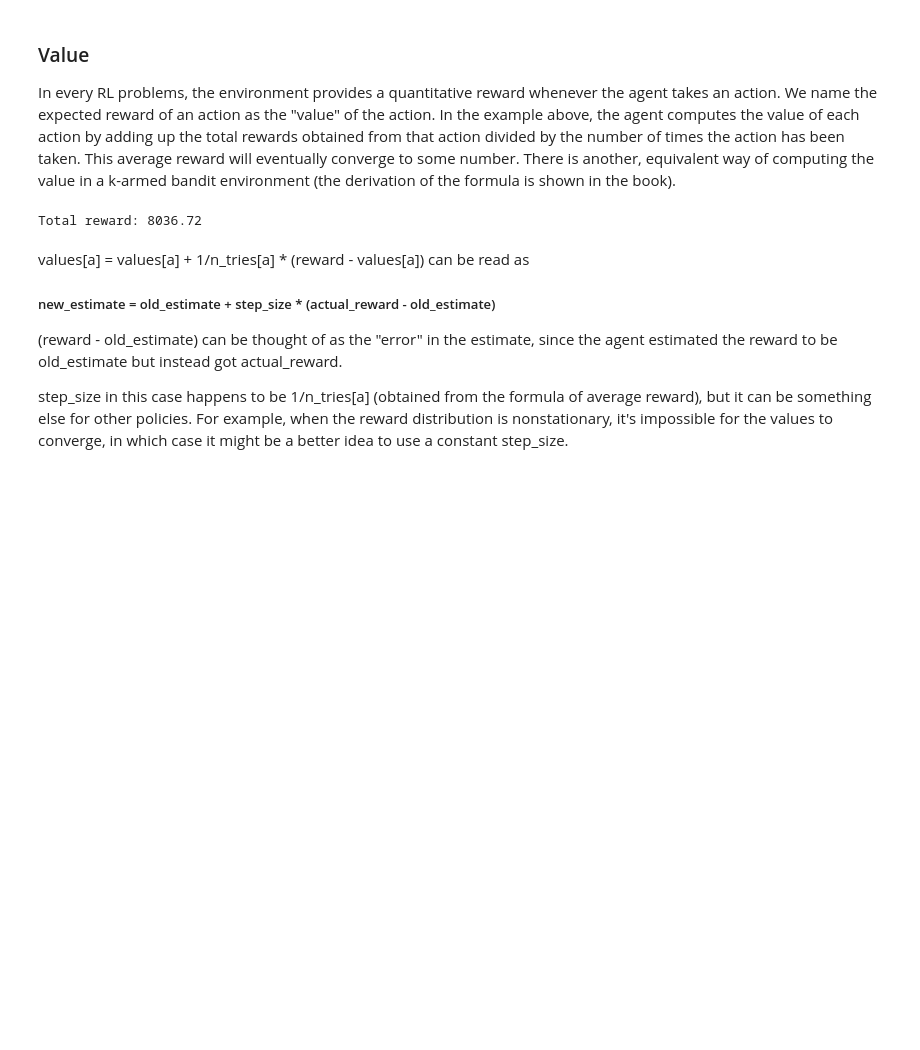
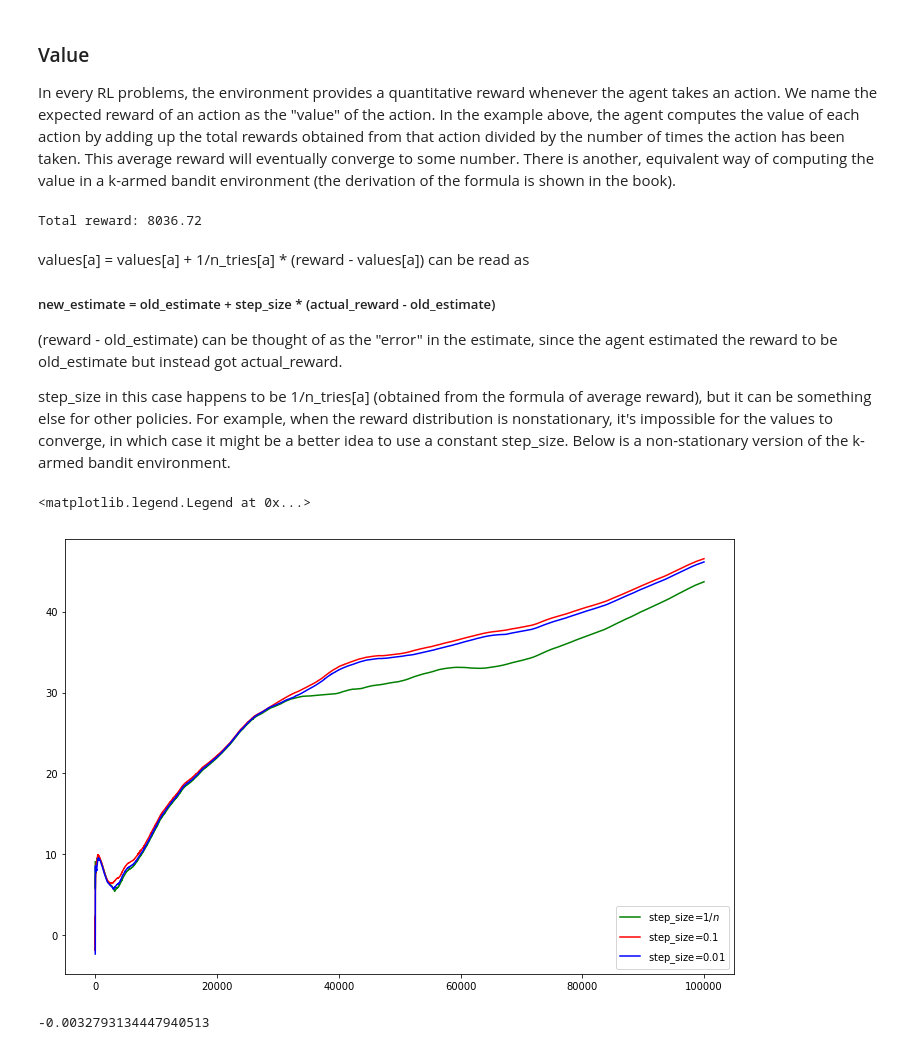
Before and after one commit to betapolaris/learning-reinforcement-learning, a Jupyter notebook: k_armed_bandit.ipynb, the cells around one changed output. Cells and saved outputs as stored; diff of their text form; code cells hidden in the pictures; blank space fills up the shorter version.

Commit message:
Create code to compare agents with varying step_size on a non-stationary environment, as well as all necessary classes

```diff
--- a/k_armed_bandit.ipynb
+++ b/k_armed_bandit.ipynb
@@ -374,4 +374,4 @@ values[a] = values[a] + 1/n_tries[a] * (reward - values[a]) can be read as
 
 (reward - old_estimate) can be thought of as the "error" in the estimate, since the agent estimated the reward to be old_estimate but instead got actual_reward.
 
-step_size in this case happens to be 1/n_tries[a] (obtained from the formula of average reward), but it can be something else for other policies. For example, when the reward distribution is nonstationary, it's impossible for  the values to converge, in which case it might be a better idea to use a constant step_size.
+step_size in this case happens to be 1/n_tries[a] (obtained from the formula of average reward), but it can be something else for other policies. For example, when the reward distribution is nonstationary, it's impossible for  the values to converge, in which case it might be a better idea to use a constant step_size. Below is a non-stationary version of the k-armed bandit environment.
@@ -377,0 +433,45 @@ step_size in this case happens to be 1/n_tries[a] (obtained from the formula of
+# %%
+# Compare an agent that uses step_size = 1/n with an agent that uses a constant step_size
+
+reset_seed(42)
+
+n = 5
+
+mu = [np.random.uniform(-10, 10) for _ in range(n)]
+sigma = [np.random.uniform(0, 5) for _ in range(n)]
+reward_distributions = [partial(np.random.normal, m, s) for m, s in zip(mu, sigma)]
+
+env = MovingBandit(mu, sigma, shift_fn=partial(np.random.normal, 0, 0.1))
+
+agents = [ValueAgent(epsilon=0.1, n_actions=n, step_size_fn=lambda x: 1/x),  # step_size = 1/n
+          ValueAgent(epsilon=0.1, n_actions=n, step_size_fn=lambda x: 0.1),  # step_size = 0.1
+          ValueAgent(epsilon=0.1, n_actions=n, step_size_fn=lambda x: 0.01)  # step_size = 0.01
+         ]
+
+total_rewards = [0 for _ in range(len(agents))]
+average_rewards = [[] for _ in range(len(agents))]
+
+max_steps = 100000
+
+for step in range(max_steps):
+    for agent_index, agent in enumerate(agents):
+        action = agent.epsilon_greedy()
+        reward = env.step(action)
+        total_rewards[agent_index] += reward
+        average_rewards[agent_index].append(total_rewards[agent_index] / (step + 1))
+        agent.update_memory(action, reward)
+
+    env.shift_rewards()
+
+plt.figure(figsize=(12,8))
+plt.plot(np.arange(max_steps), average_rewards[0], 'g-', label=r"step_size=$1/n$")
+plt.plot(np.arange(max_steps), average_rewards[1], 'r-', label=r"step_size=$0.1$")
+plt.plot(np.arange(max_steps), average_rewards[2], 'b-', label=r"step_size=$0.01$")
+plt.legend(loc="lower right")
+# %% [output]
+<matplotlib.legend.Legend at 0x...>
+[figure, added]
+# %%
+np.random.normal(0, 0.1)
+# %% [output]
+-0.0032793134447940513
```
Also changed, not shown: parts of 2 cells of this notebook.
